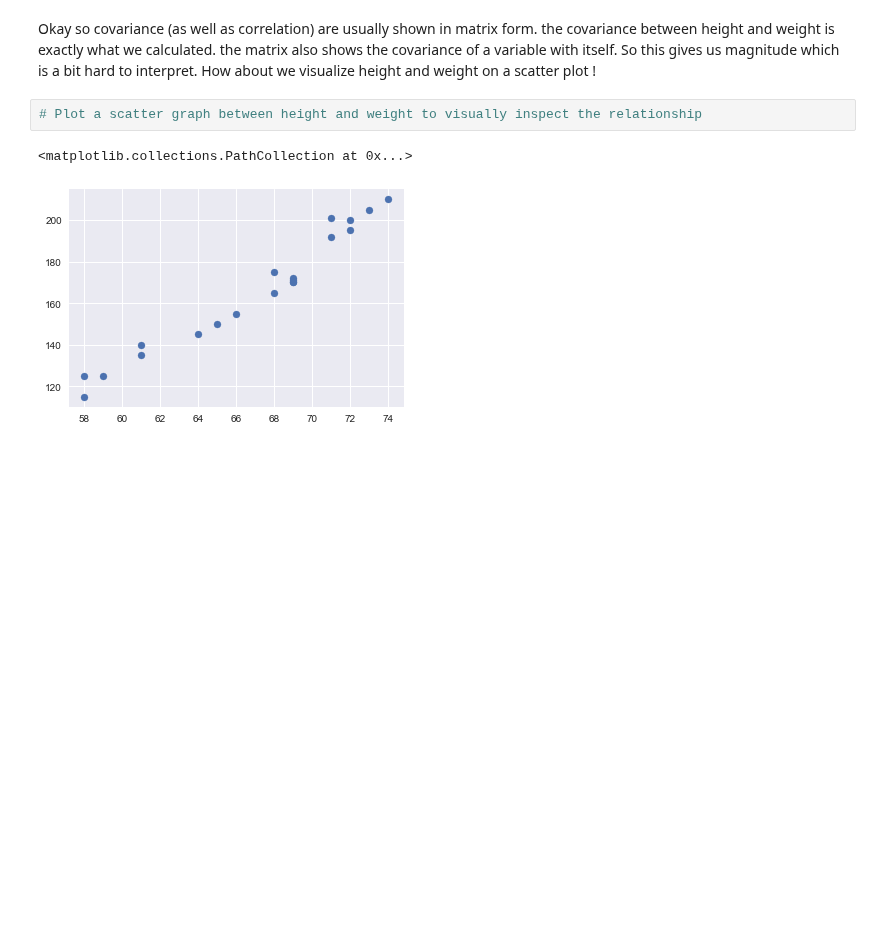
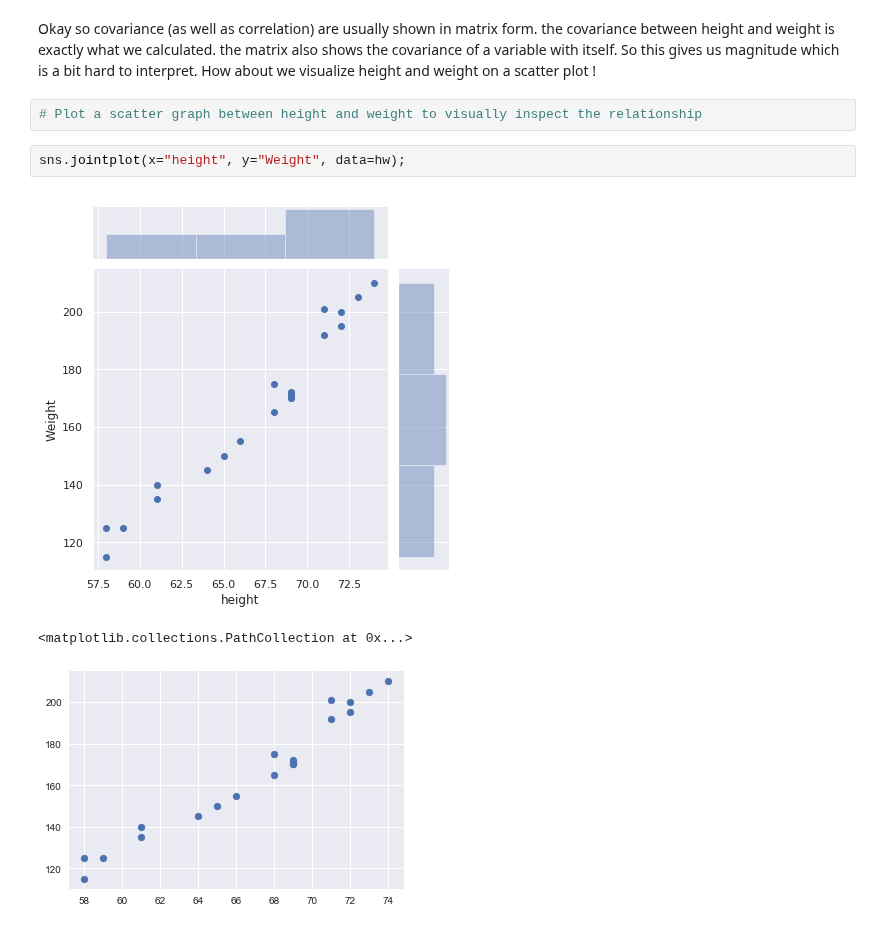
Before and after one commit to nkacoroski/dsc-0-10-04-cov-corr-lab-seattle-ds-career-040119, a Jupyter notebook: index.ipynb, the cells around one changed output. Drawn from its saved outputs; the diff is of its cells as text; blank space fills up the shorter version.

```diff
--- a/index.ipynb
+++ b/index.ipynb
@@ -185,6 +185,10 @@ hw.cov()
 Okay so covariance (as well as correlation) are usually shown in matrix form. the covariance between height and weight is exactly what we calculated. the matrix also shows the covariance of a variable with itself. So this gives us magnitude which is a bit hard to interpret. How about we visualize height and weight on a scatter plot !
 # %%
 # Plot a scatter graph between height and weight to visually inspect the relationship
+# %%
+sns.jointplot(x="height", y="Weight", data=hw);
+# %% [output]
+[figure, added]
 # %%
 # %% [output]
 <matplotlib.collections.PathCollection at 0x...>
```
